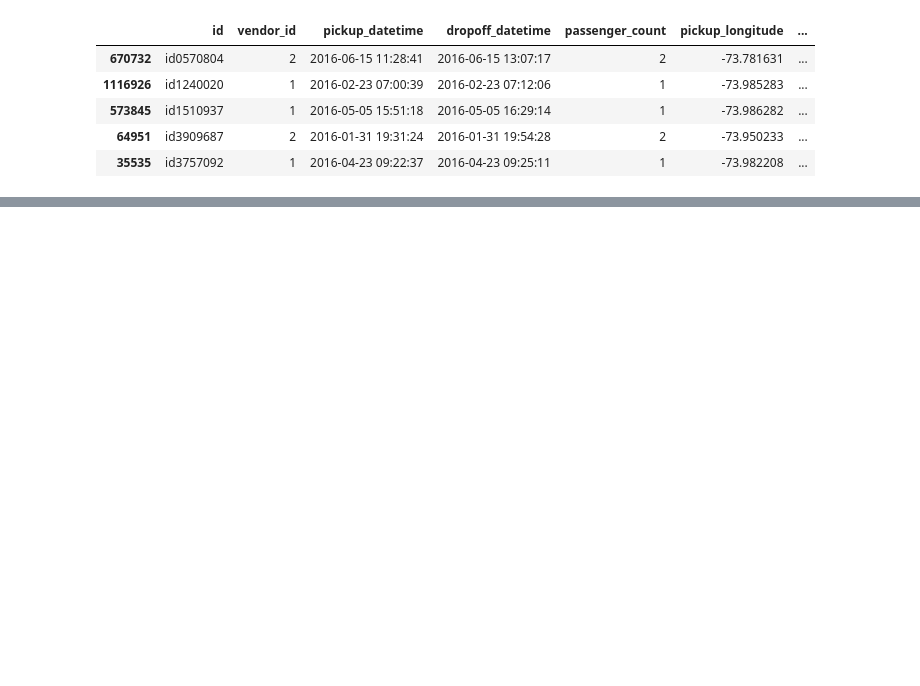
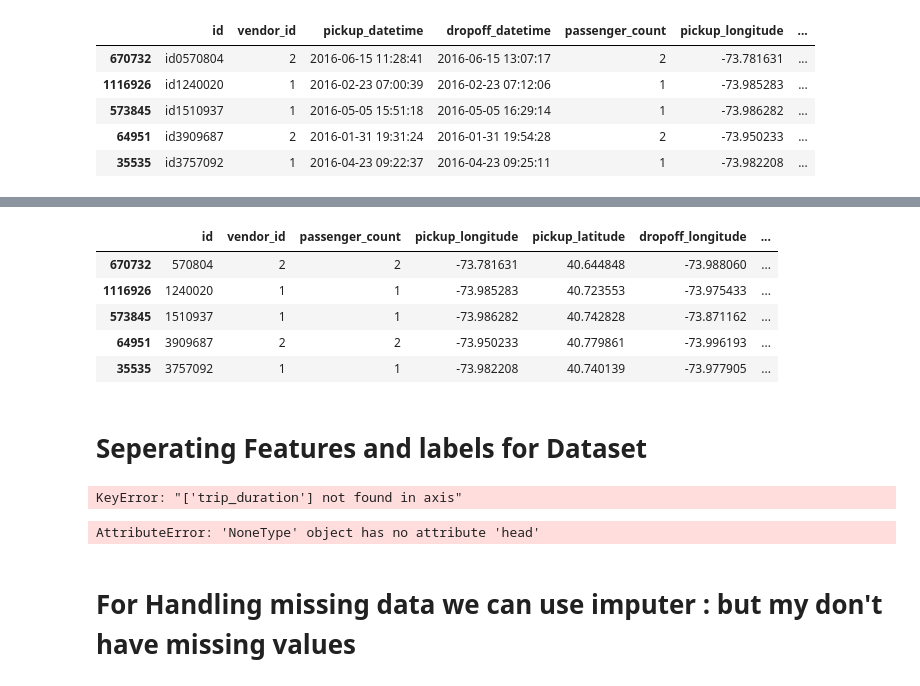
Before and after one commit to SamIeer/NycTaxiDuration, a Jupyter notebook: Notebooks/Preprocessing.ipynb, the cells around one changed output, grey strips where cells are left out. Cells and saved outputs as stored; diff of their text form; code cells hidden in the pictures; blank space fills up the shorter version.

```diff
--- a/Notebooks/Preprocessing.ipynb
+++ b/Notebooks/Preprocessing.ipynb
@@ -273,0 +194,2 @@ memory usage: 112.4+ MB
+# %%
+train['id'] = train['id'].str.extract("(\d+)").astype(int)
@@ -273,0 +227,24 @@ memory usage: 112.4+ MB
+# %%
+train.drop(["pickup_datetime",axis=1 , inplace=True)
+train.drop(["dropoff_datetime", "store_and_fwd_flag" ],axis=1,inplace=True)
+train.head()
+# %% [output]
+|  | id | vendor_id | passenger_count | pickup_longitude | pickup_latitude | dropoff_longitude | ... |
+| 670732 | 570804 | 2 | 2 | -73.781631 | 40.644848 | -73.988060 | ... |
+| 1116926 | 1240020 | 1 | 1 | -73.985283 | 40.723553 | -73.975433 | ... |
+| 573845 | 1510937 | 1 | 1 | -73.986282 | 40.742828 | -73.871162 | ... |
+| 64951 | 3909687 | 2 | 2 | -73.950233 | 40.779861 | -73.996193 | ... |
+| 35535 | 3757092 | 1 | 1 | -73.982208 | 40.740139 | -73.977905 | ... |
+# %% [markdown]
+<h1>Seperating Features and labels for Dataset</h1>
+# %%
+train_features = train.drop("trip_duration", axis=1)
+train_labels = train["trip_duration"].copy()
+# %% [output]
+KeyError: "['trip_duration'] not found in axis"
+# %%
+train_features.head()
+# %% [output]
+AttributeError: 'NoneType' object has no attribute 'head'
+# %% [markdown]
+<h1>For Handling missing data we can use imputer : but my don't have missing values</h1>
```
Also changed, not shown: parts of 50 cells of this notebook.
